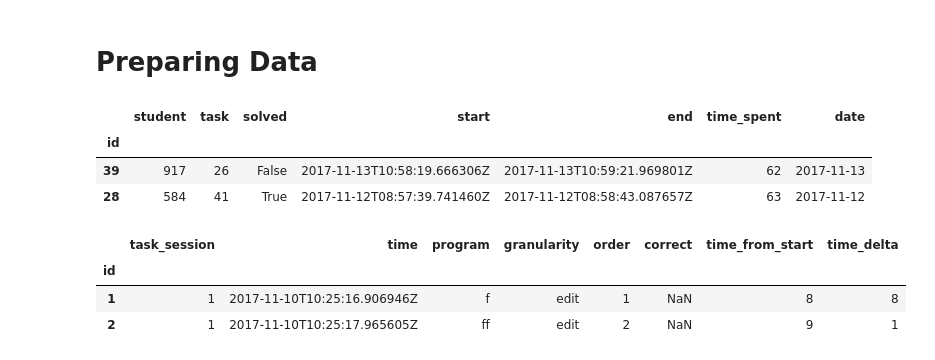
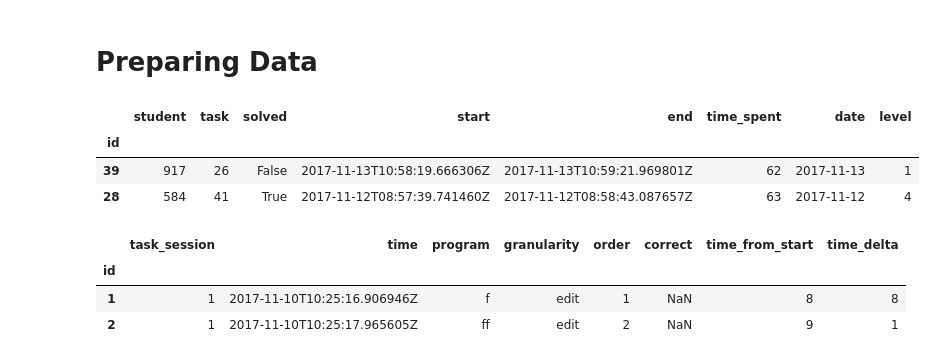
Before and after one commit to effa/flocs-thesis, a Jupyter notebook: analysis/performance-times-vs-clicks.ipynb, the cells around one changed output. Cells and saved outputs as stored; diff of their text form; code cells hidden in the pictures.

```diff
--- a/analysis/performance-times-vs-clicks.ipynb
+++ b/analysis/performance-times-vs-clicks.ipynb
@@ -24,13 +24,18 @@ pd.options.display.float_format = '{:.2f}'.format
 # %%
 ts = data.load('robomission-2018-03-10/task_sessions.csv')
 # Only consider sessions with an interaction.
 ts = ts[ts.time_spent > 0]
 # Set maximum spent time to 1h.
 ts.time_spent = ts.time_spent.clip_upper(60 * 60)
 ts = ts.assign(date=ts.end.str[:10])
+tasks = data.load('robomission-2018-03-10/tasks.csv')
+levels = data.load('robomission-2018-03-10/levels.csv')
+tasks = tasks.assign(level=tasks.level.apply(
+    lambda name: levels[levels.name==name].level.values[0]))
+ts = ts.join(tasks.level, on='task')
 ts.head(2)
 # %% [output]
-|  | student | task | solved | start | end | time_spent | date |
-| id |  |  |  |  |  |  |  |
-| 39 | 917 | 26 | False | 2017-11-13T10:58:19.666306Z | 2017-11-13T10:59:21.969801Z | 62 | 2017-11-13 |
-| 28 | 584 | 41 | True | 2017-11-12T08:57:39.741460Z | 2017-11-12T08:58:43.087657Z | 63 | 2017-11-12 |
+|  | student | task | solved | start | end | time_spent | date | level |
+| id |  |  |  |  |  |  |  |  |
+| 39 | 917 | 26 | False | 2017-11-13T10:58:19.666306Z | 2017-11-13T10:59:21.969801Z | 62 | 2017-11-13 | 1 |
+| 28 | 584 | 41 | True | 2017-11-12T08:57:39.741460Z | 2017-11-12T08:58:43.087657Z | 63 | 2017-11-12 | 4 |
```
Also changed, not shown: parts of 7 cells of this notebook, 4 other files.
